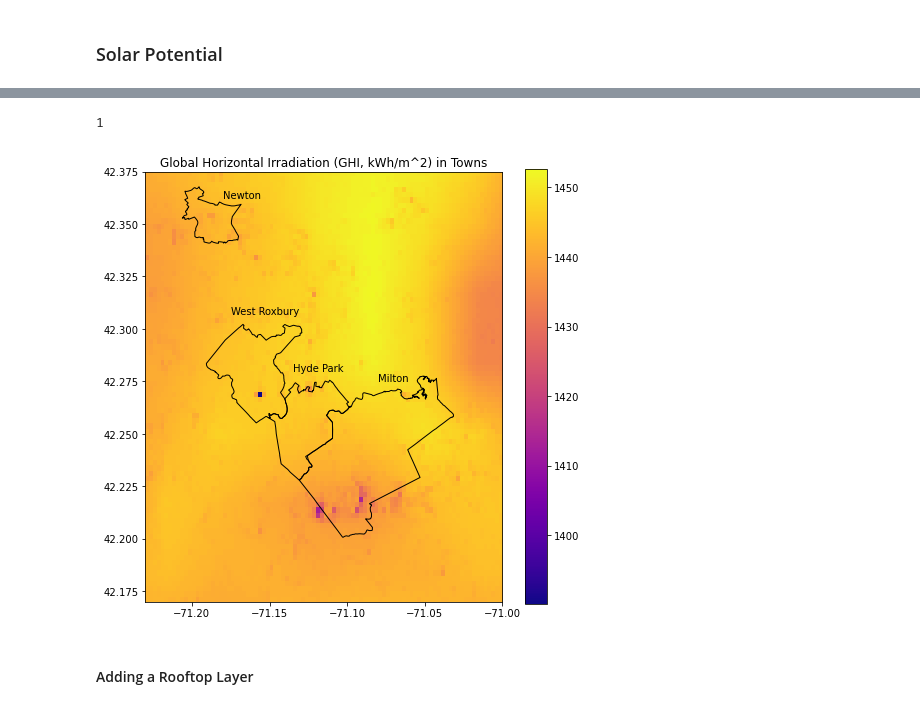
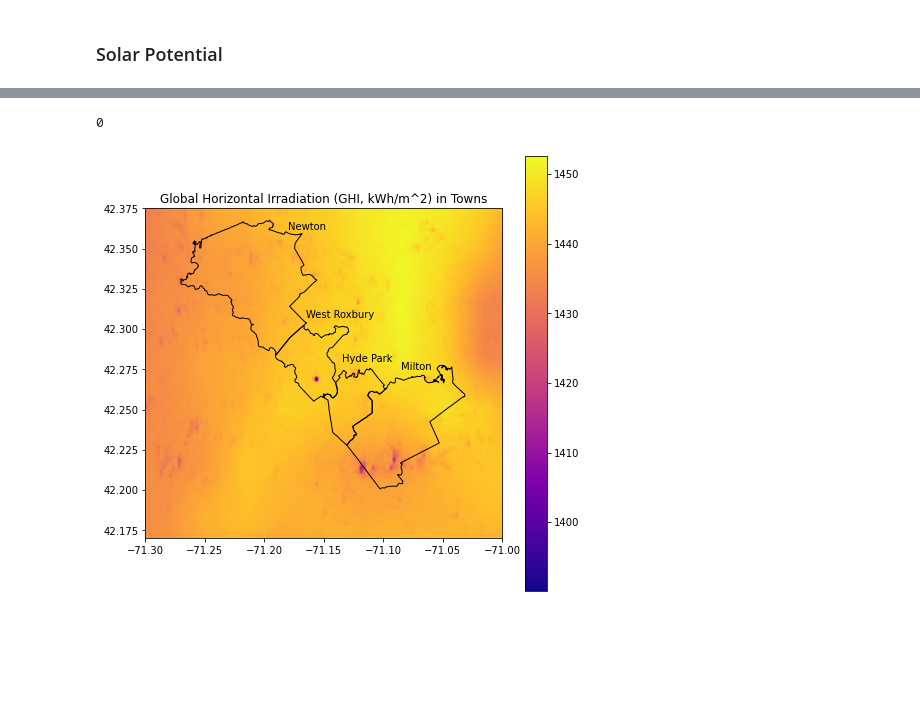
Before and after one commit to ghostpress/ma-solar, a Jupyter notebook: code/initViz.ipynb, the cells around one changed output, grey strips where cells are left out. Cells and saved outputs as stored; diff of their text form; code cells hidden in the pictures; blank space fills up the shorter version.

Commit message:
Standardized CRS, graphed solar and rooftops

```diff
--- a/code/initViz.ipynb
+++ b/code/initViz.ipynb
@@ -501,0 +492,2 @@ ValueError: Cannot transform naive geometries.  Please set a crs on the object f
+# %%
+isolMA.crs = 'EPSG:26986'
@@ -505,11 +500,11 @@ to_filepath   = dataDir('irradiation/USA_GISdata_GlobalSolarAtlas/western-hemisp
 
 command = ['gdalwarp',
            '-r', 'average',
-            '-te', '-71.23', '42.17', '-71.0', '42.375',
+            '-te', '-71.300', '42.170', '-71.000', '42.375',
            '-te_srs', 'EPSG:4326',
            '-of', 'GTiff',
            from_filepath, to_filepath]
 
 Popen(command).wait()
 # %% [output]
-1
+0
@@ -521,23 +516,21 @@ extent = [solar_file.bounds[i] for i in [0, 2, 1, 3]]
 # %%
 fig4, ax4 = plt.subplots()
 fig4.set_size_inches(8, 8)
 
 img = ax4.imshow(solar, extent=extent, cmap='plasma')
 plt.colorbar(img)
 
 solarshp.plot(ax=ax4, color='None', edgecolor='black')
 
 # Town labels
-ax4.text(-71.180, 42.362, 'Newton', color='black')
-ax4.text(-71.175, 42.307, 'West Roxbury', color='black')
+ax4.text(-71.180, 42.362, 'Newton')
+ax4.text(-71.165, 42.307, 'West Roxbury')
 ax4.text(-71.135, 42.280, 'Hyde Park')
-ax4.text(-71.080, 42.275, 'Milton')
+ax4.text(-71.085, 42.275, 'Milton')
 
 ax4.set_title('Global Horizontal Irradiation (GHI, kWh/m^2) in Towns')
 
 # Save image
 plt.savefig(outputDir('viz/GHItowns.png'), dpi=150, format='png')
 # %% [output]
-[figure, old version]
+[figure, new version]
-# %% [markdown]
-#### Adding a Rooftop Layer
```
Also changed, not shown: parts of 42 cells of this notebook, 3 other files.
